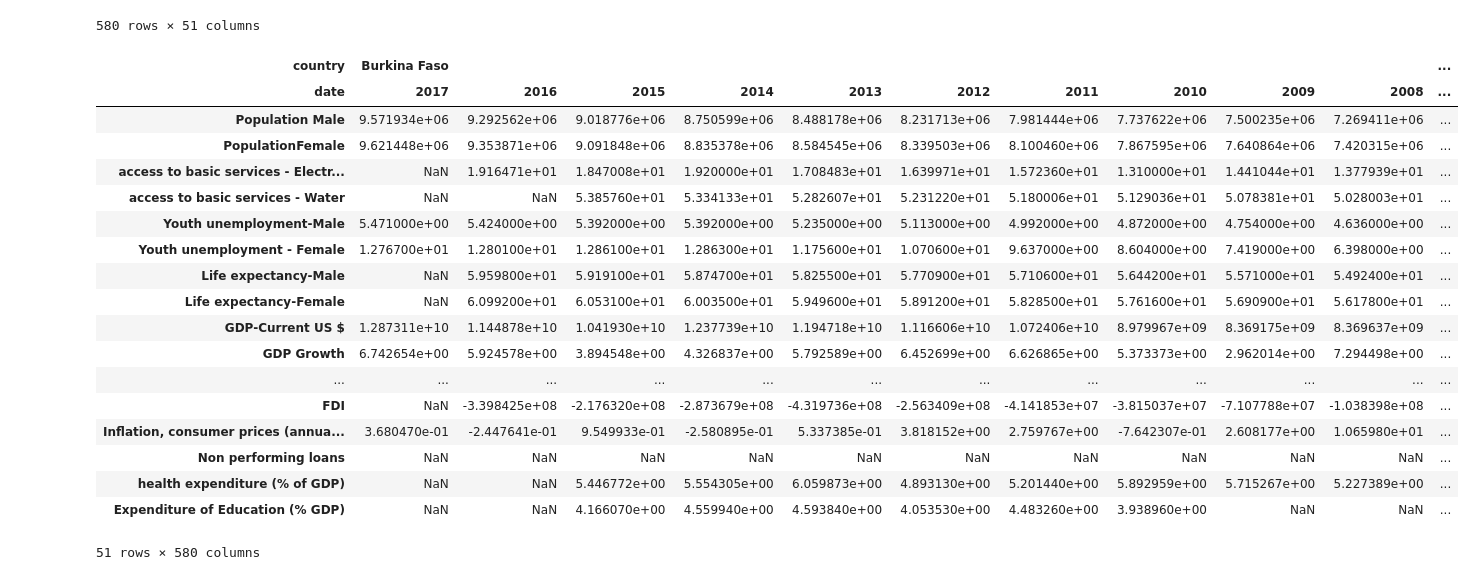
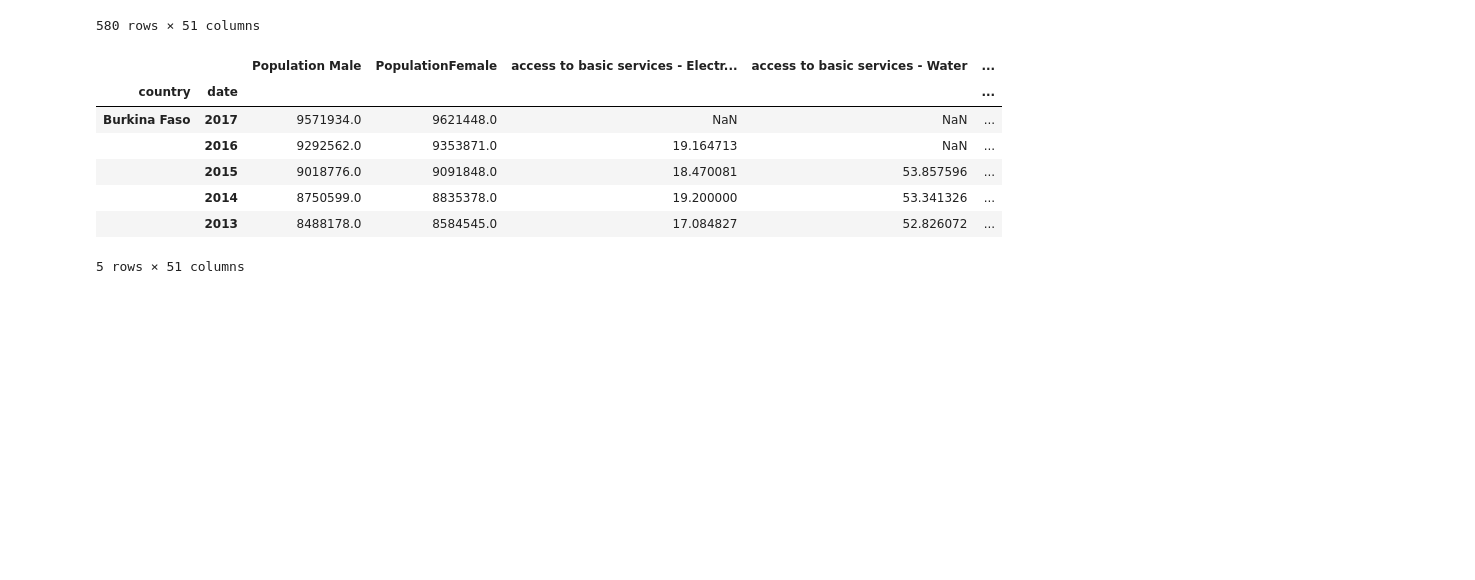
Before and after one commit to robinkiplangat/WB_Data_Wrangling, a Jupyter notebook: wb_data_wrangling.ipynb, the cells around one changed output. Drawn from its saved outputs; the diff is of its cells as text; code cells hidden in the pictures; blank space fills up the shorter version.

Commit message:
structure the index hierarchically by country and date

```diff
--- a/wb_data_wrangling.ipynb
+++ b/wb_data_wrangling.ipynb
@@ -34,22 +36,16 @@ df
+# %%
+# structure the index hierarchically by country
+df.reset_index(inplace=True)
+
+df.set_index(['country', 'date'], inplace=True)
 # %%
-df.T
+df.head()
 # %% [output]
-| country | Burkina Faso |  |  |  |  |  |  |  |  |  | ... |
-| date | 2017 | 2016 | 2015 | 2014 | 2013 | 2012 | 2011 | 2010 | 2009 | 2008 | ... |
-| Population Male | 9.571934e+06 | 9.292562e+06 | 9.018776e+06 | 8.750599e+06 | 8.488178e+06 | 8.231713e+06 | 7.981444e+06 | 7.737622e+06 | 7.500235e+06 | 7.269411e+06 | ... |
-| PopulationFemale | 9.621448e+06 | 9.353871e+06 | 9.091848e+06 | 8.835378e+06 | 8.584545e+06 | 8.339503e+06 | 8.100460e+06 | 7.867595e+06 | 7.640864e+06 | 7.420315e+06 | ... |
-| access to basic services - Electr... | NaN | 1.916471e+01 | 1.847008e+01 | 1.920000e+01 | 1.708483e+01 | 1.639971e+01 | 1.572360e+01 | 1.310000e+01 | 1.441044e+01 | 1.377939e+01 | ... |
-| access to basic services - Water | NaN | NaN | 5.385760e+01 | 5.334133e+01 | 5.282607e+01 | 5.231220e+01 | 5.180006e+01 | 5.129036e+01 | 5.078381e+01 | 5.028003e+01 | ... |
-| Youth unemployment-Male | 5.471000e+00 | 5.424000e+00 | 5.392000e+00 | 5.392000e+00 | 5.235000e+00 | 5.113000e+00 | 4.992000e+00 | 4.872000e+00 | 4.754000e+00 | 4.636000e+00 | ... |
-| Youth unemployment - Female | 1.276700e+01 | 1.280100e+01 | 1.286100e+01 | 1.286300e+01 | 1.175600e+01 | 1.070600e+01 | 9.637000e+00 | 8.604000e+00 | 7.419000e+00 | 6.398000e+00 | ... |
-| Life expectancy-Male | NaN | 5.959800e+01 | 5.919100e+01 | 5.874700e+01 | 5.825500e+01 | 5.770900e+01 | 5.710600e+01 | 5.644200e+01 | 5.571000e+01 | 5.492400e+01 | ... |
-| Life expectancy-Female | NaN | 6.099200e+01 | 6.053100e+01 | 6.003500e+01 | 5.949600e+01 | 5.891200e+01 | 5.828500e+01 | 5.761600e+01 | 5.690900e+01 | 5.617800e+01 | ... |
-| GDP-Current US $ | 1.287311e+10 | 1.144878e+10 | 1.041930e+10 | 1.237739e+10 | 1.194718e+10 | 1.116606e+10 | 1.072406e+10 | 8.979967e+09 | 8.369175e+09 | 8.369637e+09 | ... |
-| GDP Growth | 6.742654e+00 | 5.924578e+00 | 3.894548e+00 | 4.326837e+00 | 5.792589e+00 | 6.452699e+00 | 6.626865e+00 | 5.373373e+00 | 2.962014e+00 | 7.294498e+00 | ... |
-| ... | ... | ... | ... | ... | ... | ... | ... | ... | ... | ... | ... |
-| FDI | NaN | -3.398425e+08 | -2.176320e+08 | -2.873679e+08 | -4.319736e+08 | -2.563409e+08 | -4.141853e+07 | -3.815037e+07 | -7.107788e+07 | -1.038398e+08 | ... |
-| Inflation, consumer prices (annua... | 3.680470e-01 | -2.447641e-01 | 9.549933e-01 | -2.580895e-01 | 5.337385e-01 | 3.818152e+00 | 2.759767e+00 | -7.642307e-01 | 2.608177e+00 | 1.065980e+01 | ... |
-| Non performing loans | NaN | NaN | NaN | NaN | NaN | NaN | NaN | NaN | NaN | NaN | ... |
-| health expenditure (% of GDP) | NaN | NaN | 5.446772e+00 | 5.554305e+00 | 6.059873e+00 | 4.893130e+00 | 5.201440e+00 | 5.892959e+00 | 5.715267e+00 | 5.227389e+00 | ... |
-| Expenditure of Education (% GDP) | NaN | NaN | 4.166070e+00 | 4.559940e+00 | 4.593840e+00 | 4.053530e+00 | 4.483260e+00 | 3.938960e+00 | NaN | NaN | ... |
+|  |  | Population Male | PopulationFemale | access to basic services - Electr... | access to basic services - Water | ... |
+| country | date |  |  |  |  | ... |
+| Burkina Faso | 2017 | 9571934.0 | 9621448.0 | NaN | NaN | ... |
+|  | 2016 | 9292562.0 | 9353871.0 | 19.164713 | NaN | ... |
+|  | 2015 | 9018776.0 | 9091848.0 | 18.470081 | 53.857596 | ... |
+|  | 2014 | 8750599.0 | 8835378.0 | 19.200000 | 53.341326 | ... |
+|  | 2013 | 8488178.0 | 8584545.0 | 17.084827 | 52.826072 | ... |
-51 rows × 580 columns
+5 rows × 51 columns
```
Also changed, not shown: parts of 6 cells of this notebook.
